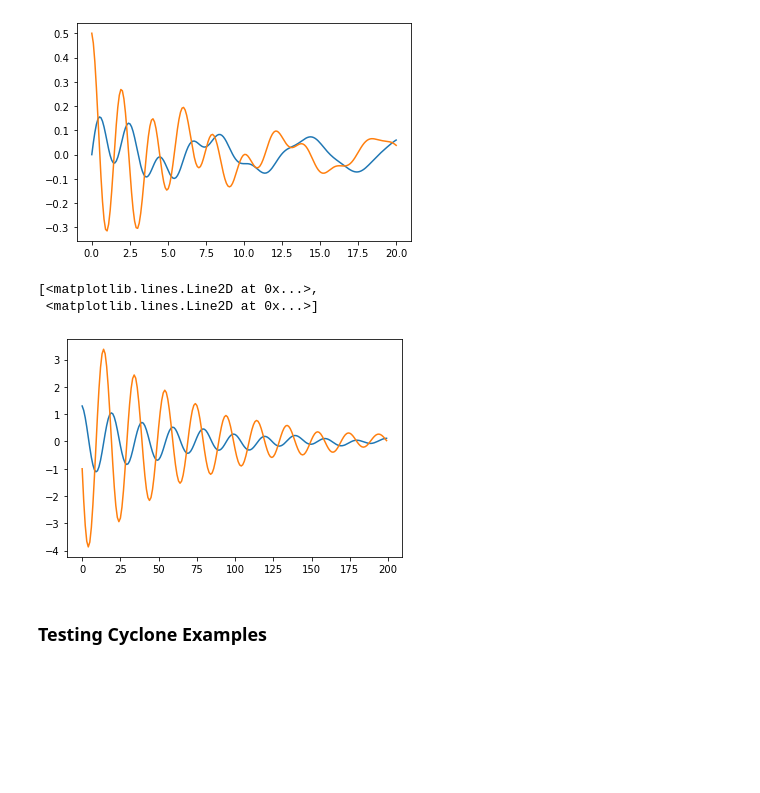
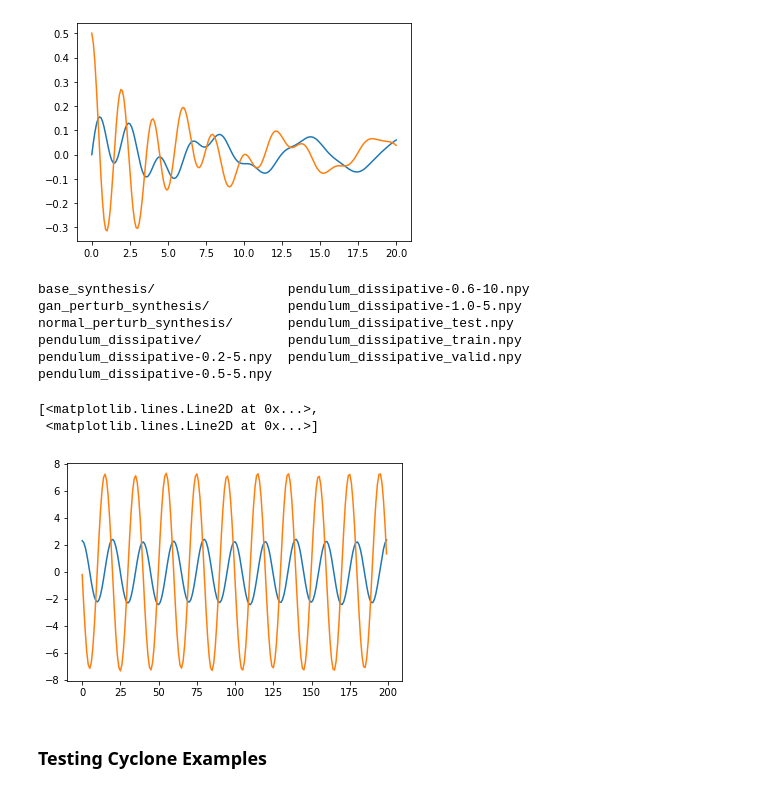
Before and after one commit to jackmiller2003/kae-cyclones, a Jupyter notebook: src/measure_preservation_and_noise.ipynb, the cells around one changed output. Cells and saved outputs as stored; diff of their text form; code cells hidden in the pictures; blank space fills up the shorter version.

Commit message:
Added datasets and loaders for dissipative pendulum

```diff
--- a/src/measure_preservation_and_noise.ipynb
+++ b/src/measure_preservation_and_noise.ipynb
@@ -33,10 +48,19 @@ plt.plot(t_span, y_dot)
 plt.show()
 # %% [output]
 [figure]
+# %%
+ls /g/data/x77/jm0124/synthetic_datasets
+# %% [output]
+base_synthesis/                 pendulum_dissipative-0.6-10.npy
+gan_perturb_synthesis/          pendulum_dissipative-1.0-5.npy
+normal_perturb_synthesis/       pendulum_dissipative_test.npy
+pendulum_dissipative/           pendulum_dissipative_train.npy
+pendulum_dissipative-0.2-5.npy  pendulum_dissipative_valid.npy
+pendulum_dissipative-0.5-5.npy
 # %%
-loaded_synth = np.load("/g/data/x77/jm0124/synthetic_datasets/pendulum_dissipative-0.2-5.npy")
-plt.plot(loaded_synth[0][7000])
+loaded_synth = np.load("/g/data/x77/jm0124/synthetic_datasets/pendulum_dissipative-0.6-10.npy")
+plt.plot(loaded_synth[0][8640])
 # %% [output]
 [<matplotlib.lines.Line2D at 0x...>,
  <matplotlib.lines.Line2D at 0x...>]
-[figure, old version]
+[figure, new version]
```
Also changed, not shown: parts of 5 cells of this notebook, 5 other files.
